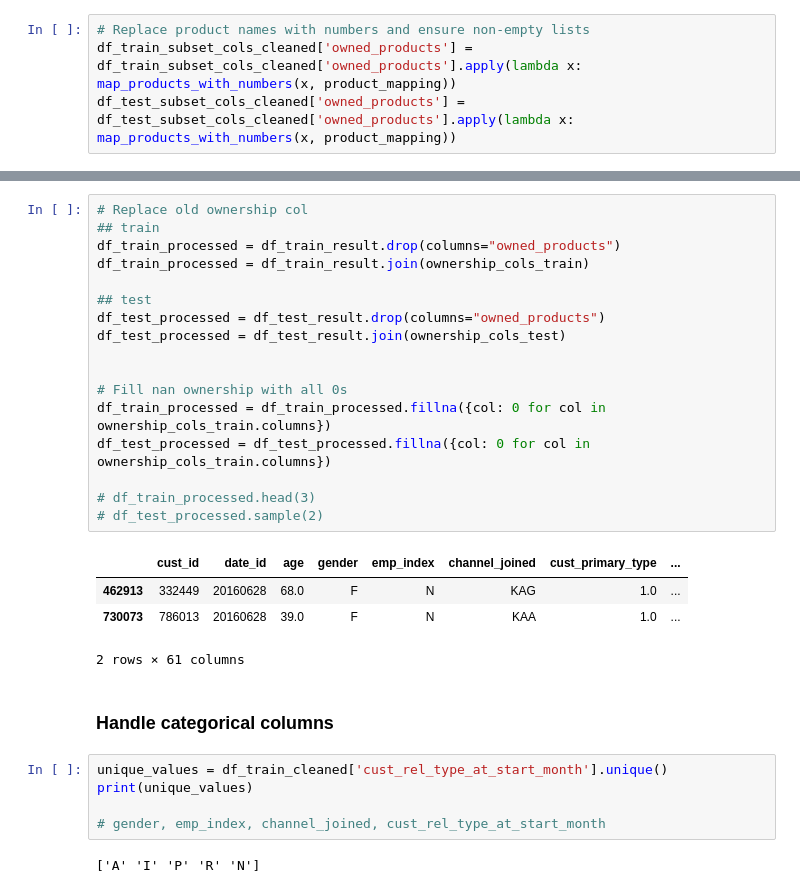
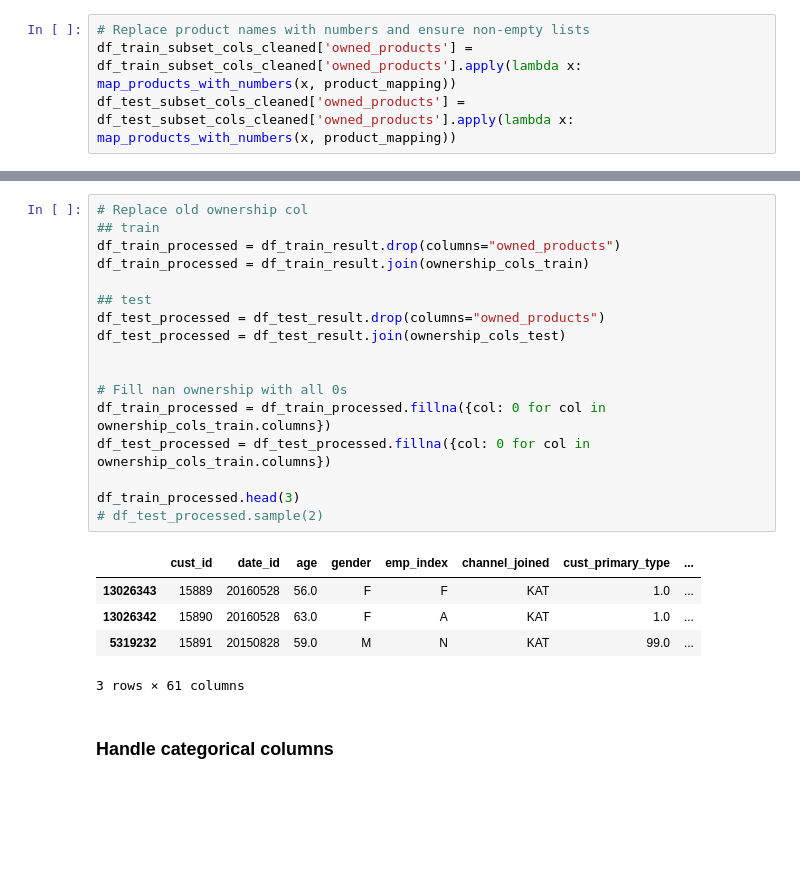
Before and after one commit to highwind-ai/examples, a Jupyter notebook: knn-banking-product-recommender/notebooks/data_exploration_santander_product_ds.ipynb, the cells around one changed output, grey strips where cells are left out. Cells and saved outputs as stored; diff of their text form; blank space fills up the shorter version.

```diff
--- a/knn-banking-product-recommender/notebooks/data_exploration_santander_product_ds.ipynb
+++ b/knn-banking-product-recommender/notebooks/data_exploration_santander_product_ds.ipynb
@@ -1067,31 +1226,25 @@ ownership_cols_test = get_binary_item_ownership_columns(
 # %%
 # Replace old ownership col
 ## train
 df_train_processed = df_train_result.drop(columns="owned_products")
 df_train_processed = df_train_result.join(ownership_cols_train)
 
 ## test
 df_test_processed = df_test_result.drop(columns="owned_products")
 df_test_processed = df_test_result.join(ownership_cols_test)
 
 
 # Fill nan ownership with all 0s
 df_train_processed = df_train_processed.fillna({col: 0 for col in ownership_cols_train.columns})
 df_test_processed = df_test_processed.fillna({col: 0 for col in ownership_cols_train.columns})
 
-# df_train_processed.head(3)
+df_train_processed.head(3)
 # df_test_processed.sample(2)
 # %% [output]
 |  | cust_id | date_id | age | gender | emp_index | channel_joined | cust_primary_type | ... |
-| 462913 | 332449 | 20160628 | 68.0 | F | N | KAG | 1.0 | ... |
-| 730073 | 786013 | 20160628 | 39.0 | F | N | KAA | 1.0 | ... |
+| 13026343 | 15889 | 20160528 | 56.0 | F | F | KAT | 1.0 | ... |
+| 13026342 | 15890 | 20160528 | 63.0 | F | A | KAT | 1.0 | ... |
+| 5319232 | 15891 | 20150828 | 59.0 | M | N | KAT | 99.0 | ... |
-2 rows × 61 columns
+3 rows × 61 columns
 # %% [markdown]
 ### Handle categorical columns
-# %%
-unique_values = df_train_cleaned['cust_rel_type_at_start_month'].unique()
-print(unique_values)
-
-# gender, emp_index, channel_joined, cust_rel_type_at_start_month
-# %% [output]
-['A' 'I' 'P' 'R' 'N']
```
Also changed, not shown: parts of 68 cells of this notebook.
